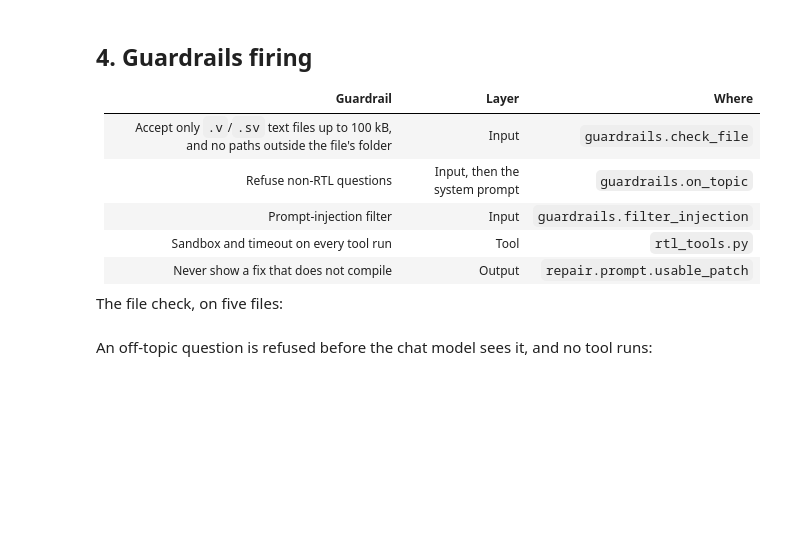
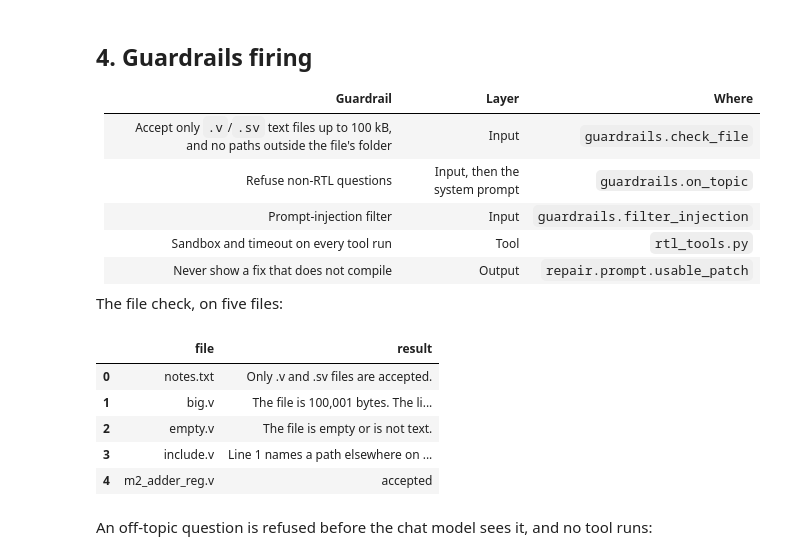
Before and after one commit to KrishPokle/RTL_Doctor, a Jupyter notebook: project_m2.ipynb, the cells around one changed output. Saved outputs shown, nothing was run; the diff lists cells and outputs as text; code cells hidden in the pictures; blank space fills up the shorter version.

```diff
--- a/project_m2.ipynb
+++ b/project_m2.ipynb
@@ -175,9 +215,16 @@ The file check, on five files:
 # %%
 from portal.guardrails import REFUSAL, check_file, filter_injection
 
-files = [('notes.txt', BUGGY_COUNTER), ('big.v', 'a' * 100_001), ('empty.v', '  \n'),
-         ('include.v', '`include "/etc/passwd"\n' + BUGGY_COUNTER), ('counter.v', BUGGY_COUNTER)]
+files = [('notes.txt', BUGGY_MODULE), ('big.v', 'a' * 100_001), ('empty.v', '  \n'),
+         ('include.v', '`include "/etc/passwd"\n' + BUGGY_MODULE), ('m2_adder_reg.v', BUGGY_MODULE)]
 pd.DataFrame([{'file': name, 'result': check_file(name, text) or 'accepted'} for name, text in files])
+# %% [output]
+|  | file | result |
+| 0 | notes.txt | Only .v and .sv files are accepted. |
+| 1 | big.v | The file is 100,001 bytes. The li... |
+| 2 | empty.v | The file is empty or is not text. |
+| 3 | include.v | Line 1 names a path elsewhere on ... |
+| 4 | m2_adder_reg.v | accepted |
 # %% [markdown]
 An off-topic question is refused before the chat model sees it, and no tool runs:
 # %%
```
Also changed, not shown: parts of 14 cells of this notebook, 3 other files.
